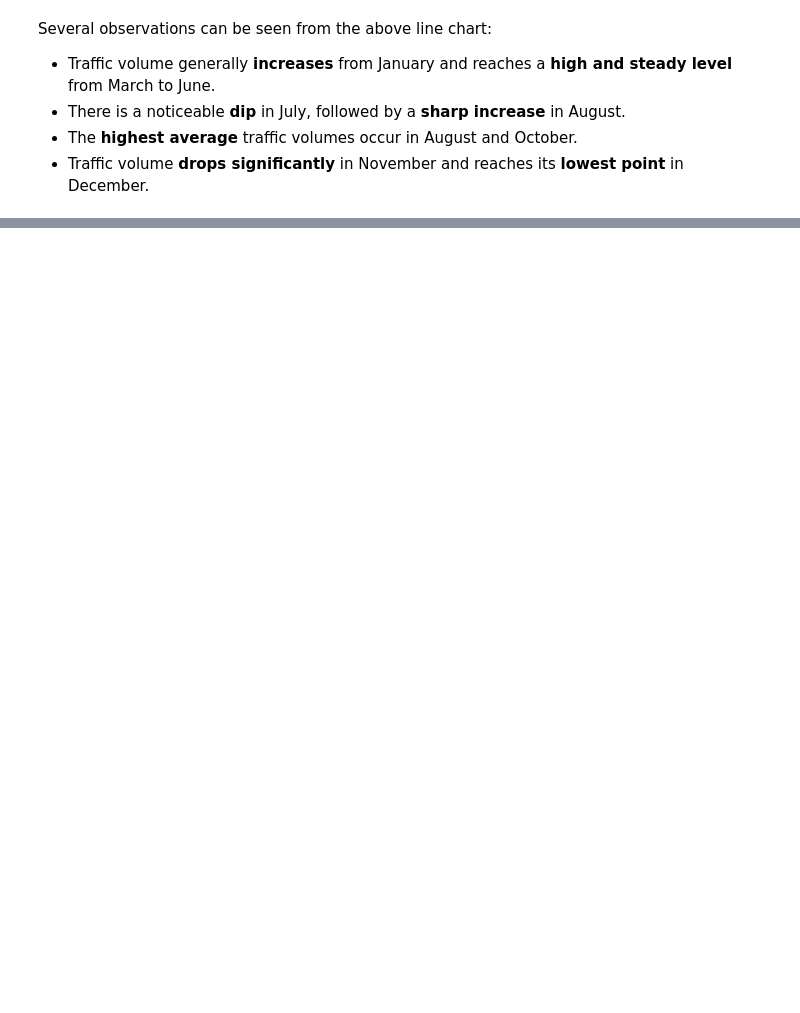
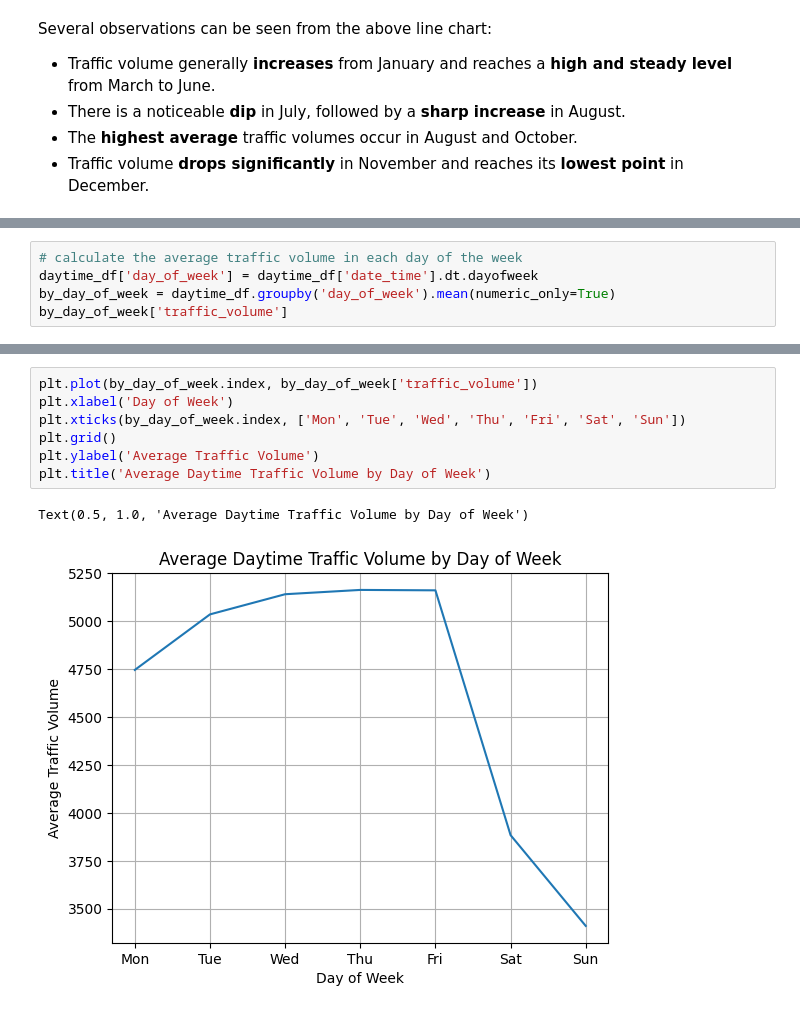
Before and after one commit to jackren0000/Finding-Heavy-Traffic-Indicators-on-I-94, a Jupyter notebook: main.ipynb, the cells around one changed output, grey strips where cells are left out. Cells and saved outputs as stored; diff of their text form; blank space fills up the shorter version.

```diff
--- a/main.ipynb
+++ b/main.ipynb
@@ -180,0 +186,5 @@ Several observations can be seen from the above line chart:
+# %%
+# calculate the average traffic volume in each day of the week
+daytime_df['day_of_week'] = daytime_df['date_time'].dt.dayofweek
+by_day_of_week = daytime_df.groupby('day_of_week').mean(numeric_only=True)
+by_day_of_week['traffic_volume']
@@ -180,0 +201,10 @@ Several observations can be seen from the above line chart:
+# %%
+plt.plot(by_day_of_week.index, by_day_of_week['traffic_volume'])
+plt.xlabel('Day of Week')
+plt.xticks(by_day_of_week.index, ['Mon', 'Tue', 'Wed', 'Thu', 'Fri', 'Sat', 'Sun'])
+plt.grid()
+plt.ylabel('Average Traffic Volume')
+plt.title('Average Daytime Traffic Volume by Day of Week')
+# %% [output]
+Text(0.5, 1.0, 'Average Daytime Traffic Volume by Day of Week')
+[figure, added]
```
Also changed, not shown: parts of 5 cells of this notebook.
